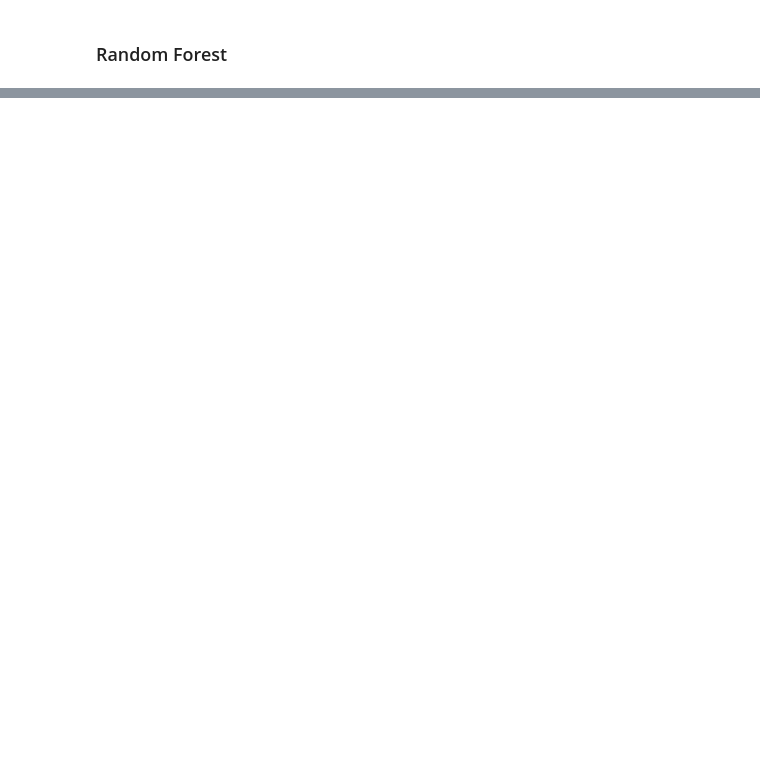
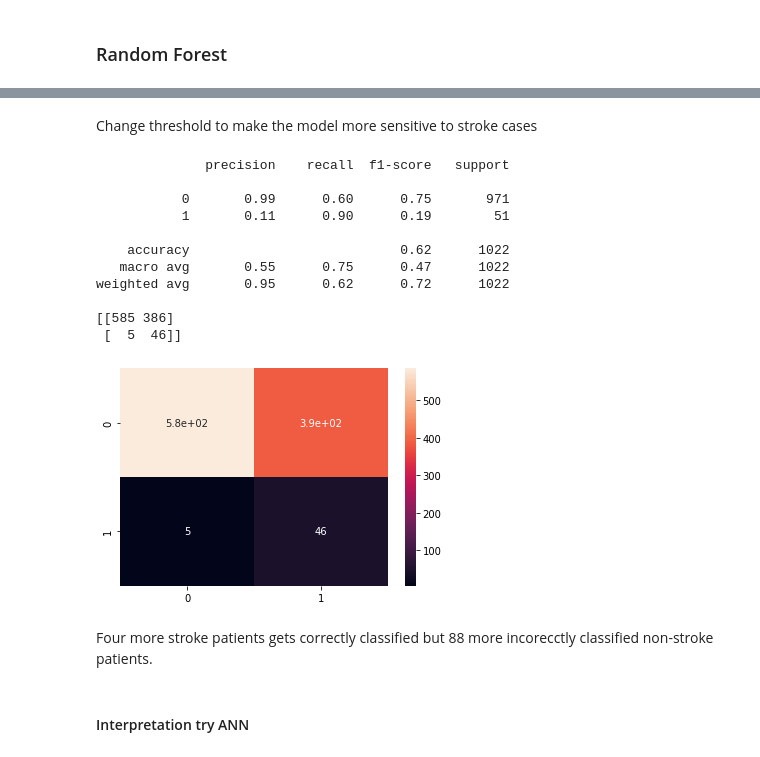
Before and after one commit to katrinenymann/data_science_exam, a Jupyter notebook: analysis.ipynb, the cells around one changed output, grey strips where cells are left out. Cells and saved outputs as stored; diff of their text form; code cells hidden in the pictures; blank space fills up the shorter version.

```diff
--- a/analysis.ipynb
+++ b/analysis.ipynb
@@ -398,0 +324,6 @@ Diverse Counterfactual set (new outcome: 0.0)
+# %%
+# Random search of parameters, using 3 fold cross validation,
+# search across 100 different combinations, and use all available cores
+rf_random = RandomizedSearchCV(estimator = rf, param_distributions = random_grid, n_iter = 100, cv = 3, verbose=2, random_state=42, n_jobs = -1)
+# Fit the random search model
+rf_random.fit(X_train, y_train)
@@ -398,0 +421,19 @@ Diverse Counterfactual set (new outcome: 0.0)
+# %%
+from sklearn.model_selection import GridSearchCV
+# Create the parameter grid based on the results of random search
+param_grid = {
+    'bootstrap': [False],
+    'max_depth': [50, 60, 70],
+    'max_features': [2, 4], # sqrt of total number of featuers in data
+    'min_samples_leaf': [2, 4, 6],
+    'min_samples_split': [2, 3, 4],
+    'n_estimators': [300, 500, 700, 900]
+}
+# Create a based model
+rf = RandomForestClassifier()
+# Instantiate the grid search model
+grid_search = GridSearchCV(estimator = rf, param_grid = param_grid,
+                          cv = 3, n_jobs = -1, verbose = 2)
+# %%
+grid_search.fit(X_train, y_train)
+grid_search.best_params_
@@ -398,0 +450,7 @@ Diverse Counterfactual set (new outcome: 0.0)
+# %%
+best_grid = grid_search.best_estimator_
+preds = best_grid.predict(X_test)
+print(classification_report(y_test,preds))
+print()
+cf = confusion_matrix(y_test,preds)
+RF_performance = performance.evaluate(test_labels = y_test, predictions = preds)
@@ -398,0 +478,30 @@ Diverse Counterfactual set (new outcome: 0.0)
+# %% [markdown]
+Change threshold to make the model more sensitive to stroke cases
+# %%
+prediction_values = best_grid.predict_proba(X_test) # also try with the "best models"
+
+threshold = 0.4
+predicted = (prediction_values [:,1] >= threshold).astype('int')
+
+print(classification_report(y_test, predicted))
+
+cf__new_threshhold = confusion_matrix(y_test,predicted)
+sns.heatmap(cf__new_threshhold, annot = True)
+print(cf__new_threshhold)
+# %% [output]
+              precision    recall  f1-score   support
+
+           0       0.99      0.60      0.75       971
+           1       0.11      0.90      0.19        51
+
+    accuracy                           0.62      1022
+   macro avg       0.55      0.75      0.47      1022
+weighted avg       0.95      0.62      0.72      1022
+
+[[585 386]
+ [  5  46]]
+[figure, added]
+# %% [markdown]
+Four more stroke patients gets correctly classified but 88 more incorecctly classified non-stroke patients.
+# %% [markdown]
+#### Interpretation try ANN
```
Also changed, not shown: parts of 65 cells of this notebook, 3 other files.
